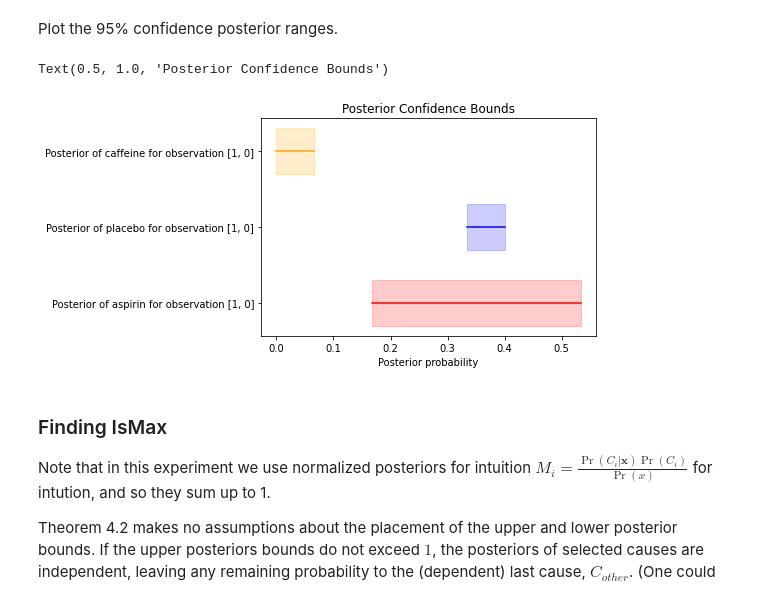
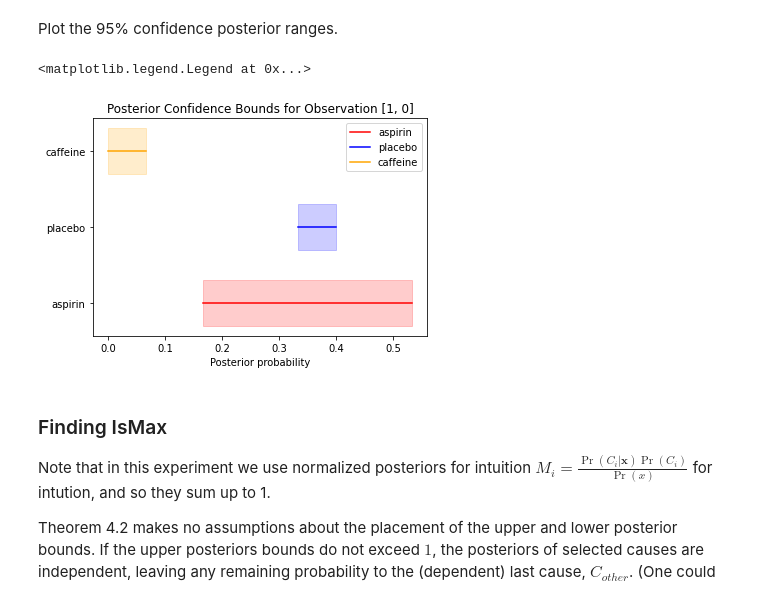
Before and after one commit to kerrlya/abduction_experiments, a Jupyter notebook: basic_example_actually.ipynb, the cells around one changed output. Saved outputs shown, nothing was run; the diff lists cells and outputs as text; code cells hidden in the pictures.

Commit message:
Graphs

```diff
--- a/basic_example_actually.ipynb
+++ b/basic_example_actually.ipynb
@@ -9,6 +9,18 @@ To help with intuition, this example uses normalized posterior probabilities (i.
 # %%
 from typing import List
 import numpy as np
+
+import seaborn as sns
+import matplotlib.pyplot as plt
+
+
+def show_heatmap(data, title):
+    # Create the heat map
+    sns.heatmap(data, annot=True, cmap='viridis')
+    # Display the plot
+    plt.title(title)
+    plt.show()
+    return
 
 
 class Posterior:
@@ -49,15 +61,18 @@ class Cause:
                 posteriors[i][j] = Posterior(lower=lower_posterior,
                                                   upper=upper_posterior,
                                                   color="blue",
-                                                  name=f"Posterior of {self.name} for observation {[i,j]}")
+                                                  name=f"{self.name}")
         return  posteriors
     def display_posteriors(self):
-        print(f"Lower posteriors of cause {self.name}:")
-        print(self.posteriors[0][0].lower, self.posteriors[0][1].lower)
-        print(self.posteriors[1][0].lower, self.posteriors[1][1].lower)
-        print(f"\nUpper posteriors of cause {self.name}:")
-        print(self.posteriors[0][0].upper, self.posteriors[0][1].upper)
-        print(self.posteriors[1][0].upper, self.posteriors[1][1].upper)
+        # print(f"Lower posteriors of cause {self.name}:")
+        show_heatmap([[self.posteriors[0][0].lower, self.posteriors[0][1].lower],
+              [self.posteriors[1][0].lower, self.posteriors[1][1].lower]],
+              f"Lower Posterior Distribution of '{self.name}'")
+
+        show_heatmap([[self.posteriors[0][0].upper, self.posteriors[0][1].upper],
+              [self.posteriors[1][0].upper, self.posteriors[1][1].upper]],
+              f"Upper Posterior Distribution of '{self.name}'")
+
         return
 # %% [markdown]
 Create evidence distribution. Indices of the evidence distribution are as follows
@@ -200,34 +218,34 @@ Plot the 95% confidence posterior ranges.
 # %%
 import matplotlib.pyplot as plt
 import numpy as np
 
 # Create a figure and axis
 fig, ax = plt.subplots()
 bar_width = 0.3
 
 # Plot the first horizontal line (stick) with confidence interval
 
 count = 1 # determines y-position on graph
 
 for posterior in posteriors:
     ax.plot([posterior.lower, posterior.upper],
             [count, count], label=posterior.name, color=posterior.color)
     ax.fill_betweenx([count - bar_width, count + bar_width], posterior.lower, posterior.upper,
                       color=posterior.color, alpha=0.2)
 
     count += 1 # increment height
 
 # Add labels and title
 ax.set_xlabel('Posterior probability')
 ax.set_yticks([1, 2, 3])
 ax.set_yticklabels([posterior.name for posterior in posteriors])
-ax.set_title(f"Posterior Confidence Bounds")
+ax.set_title(f"Posterior Confidence Bounds for Observation {[pill, relief]}")
 
 # Add a legend
-# ax.legend()
+ax.legend()
 # %% [output]
-Text(0.5, 1.0, 'Posterior Confidence Bounds')
+<matplotlib.legend.Legend at 0x...>
-[figure, old version]
+[figure, new version]
 # %% [markdown]
 ### Finding IsMax
 Note that in this experiment we use normalized posteriors for intuition $M_i = \frac{\Pr(C_i|\mathbf{x})\Pr(C_i)}{\Pr(x)}$ for intution, and so they sum up to 1.
```
Also changed, not shown: parts of 6 cells of this notebook.
